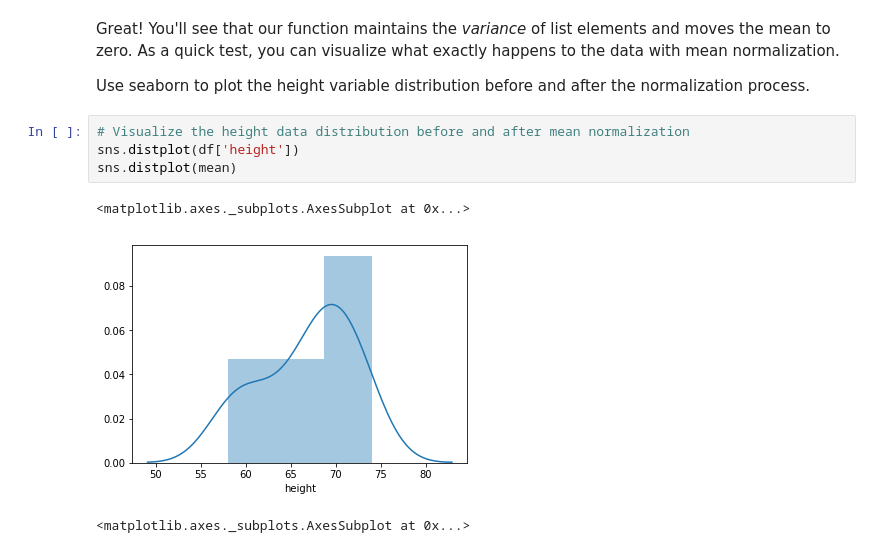
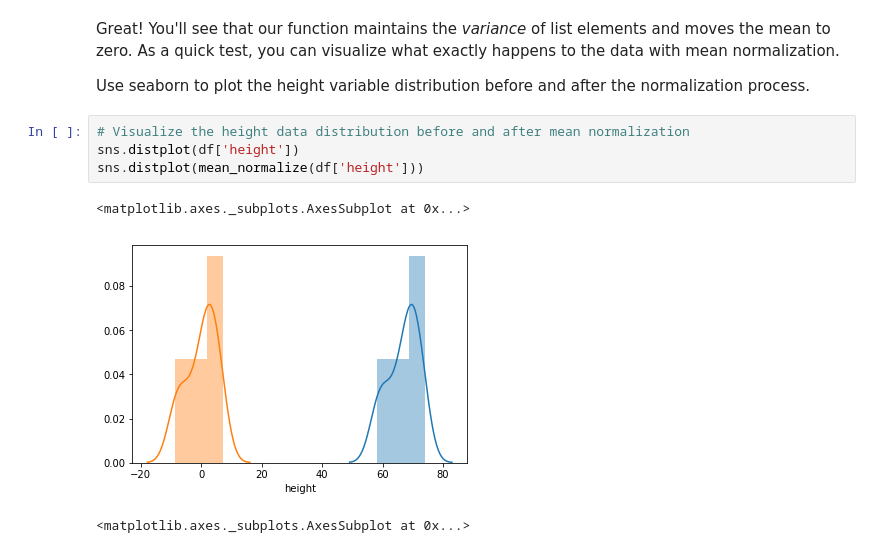
Before and after one commit to quannguyen234/dsc-correlation-covariance-lab-nyc-ds-082619, a Jupyter notebook: index.ipynb, the cells around one changed output. Saved outputs shown, nothing was run; the diff lists cells and outputs as text.

```diff
--- a/index.ipynb
+++ b/index.ipynb
@@ -121,10 +121,10 @@ Use seaborn to plot the height variable distribution before and after the normal
 # %%
 # Visualize the height data distribution before and after mean normalization
 sns.distplot(df['height'])
-sns.distplot(mean)
+sns.distplot(mean_normalize(df['height']))
 # %% [output]
 <matplotlib.axes._subplots.AxesSubplot at 0x...>
-[figure, old version]
+[figure, new version]
 # %%
 # %% [output]
 <matplotlib.axes._subplots.AxesSubplot at 0x...>
```
